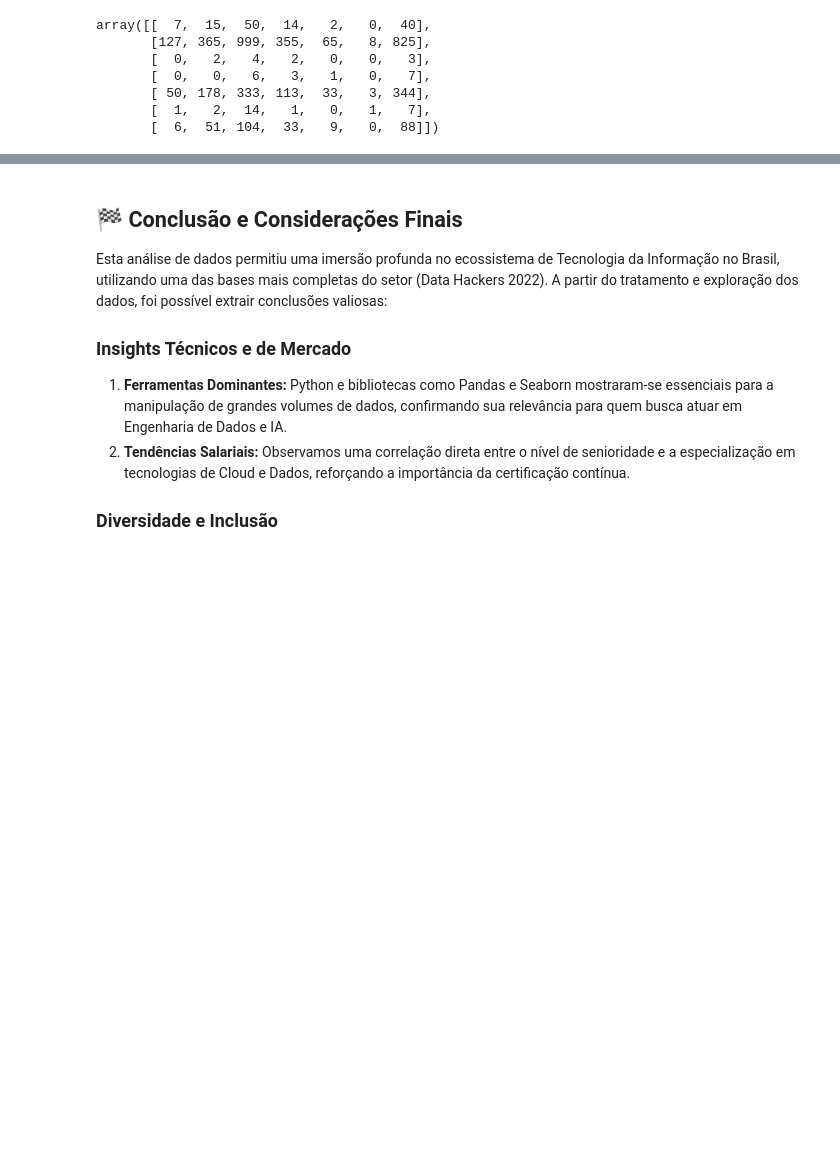
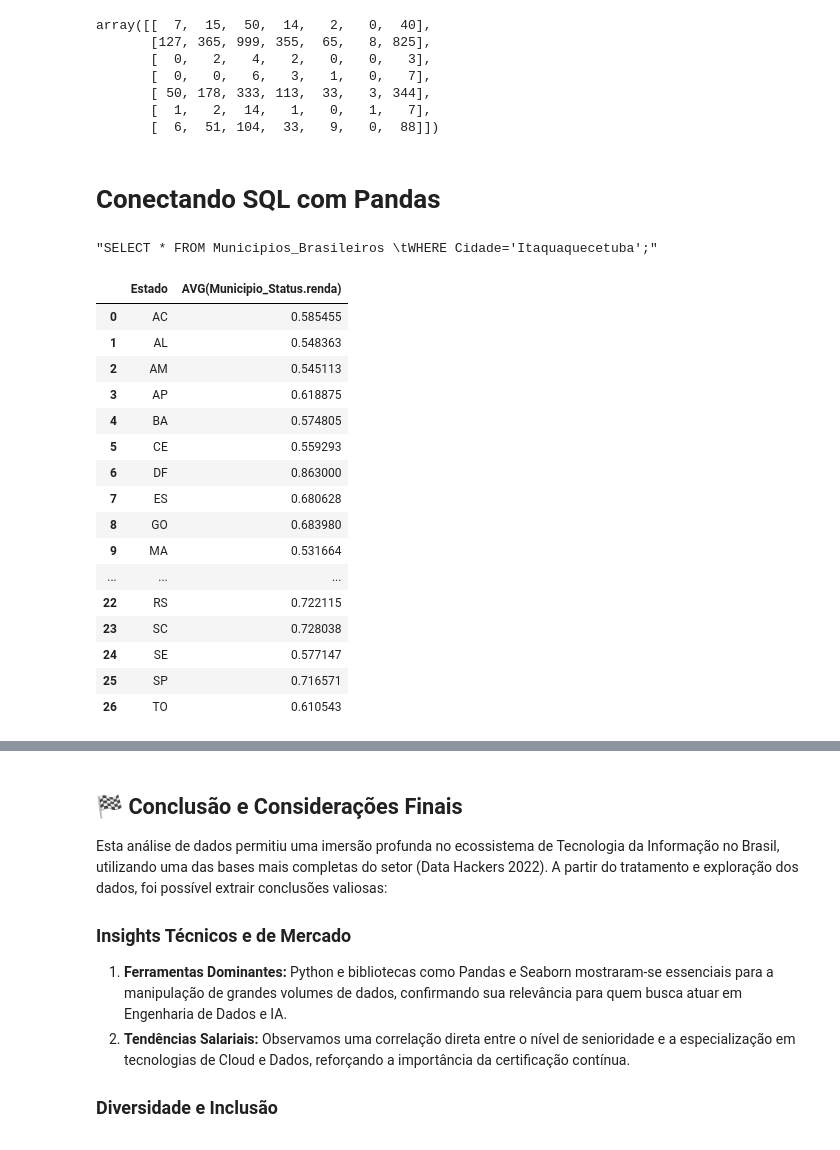
Before and after one commit to ferfaoliver-ferreira/Tratamento_dados_pesquisa_datahackers, a Jupyter notebook: análise_dados.ipynb, the cells around one changed output, grey strips where cells are left out. Saved outputs shown, nothing was run; the diff lists cells and outputs as text; code cells hidden in the pictures; blank space fills up the shorter version.

```diff
--- a/análise_dados.ipynb
+++ b/análise_dados.ipynb
@@ -943,3 +945,5 @@ array([[  7,  15,  50,  14,   2,   0,  40],
 # Arquivos CSV também são mais compactos.
 # CSV é lido por diversas linguagens de programação.
 dados.to_csv('/content/drive/MyDrive/PrograMaria/analise_dados.csv, index=False')
+# %% [markdown]
+# Conectando SQL com Pandas
@@ -945,0 +953,31 @@ dados.to_csv('/content/drive/MyDrive/PrograMaria/analise_dados.csv, index=False'
+# %%
+#Conectando o documento status brasil
+conexao = sqlite3.connect('/content/drive/MyDrive/PrograMaria/status_brasil')
+# %%
+# Selecionar tudo da tabela municipios brasileiros, onde cidade é = Itaquaquecetuba
+query = "SELECT * FROM Municipios_Brasileiros 	WHERE Cidade='Itaquaquecetuba';"
+# %%
+#imprimindo resultado
+query
+# %% [output]
+"SELECT * FROM Municipios_Brasileiros \tWHERE Cidade='Itaquaquecetuba';"
+# %%
+pd.read_sql(query, con=conexao)
+# %% [output]
+|  | Estado | AVG(Municipio_Status.renda) |
+| 0 | AC | 0.585455 |
+| 1 | AL | 0.548363 |
+| 2 | AM | 0.545113 |
+| 3 | AP | 0.618875 |
+| 4 | BA | 0.574805 |
+| 5 | CE | 0.559293 |
+| 6 | DF | 0.863000 |
+| 7 | ES | 0.680628 |
+| 8 | GO | 0.683980 |
+| 9 | MA | 0.531664 |
+| ... | ... | ... |
+| 22 | RS | 0.722115 |
+| 23 | SC | 0.728038 |
+| 24 | SE | 0.577147 |
+| 25 | SP | 0.716571 |
+| 26 | TO | 0.610543 |
```
Also changed, not shown: parts of 13 cells of this notebook.
